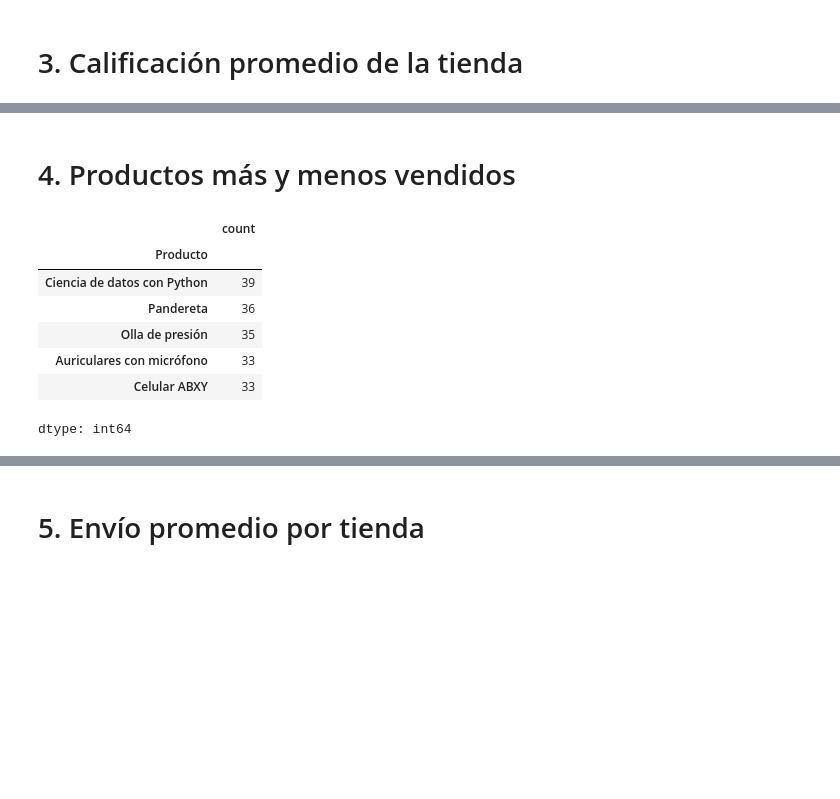
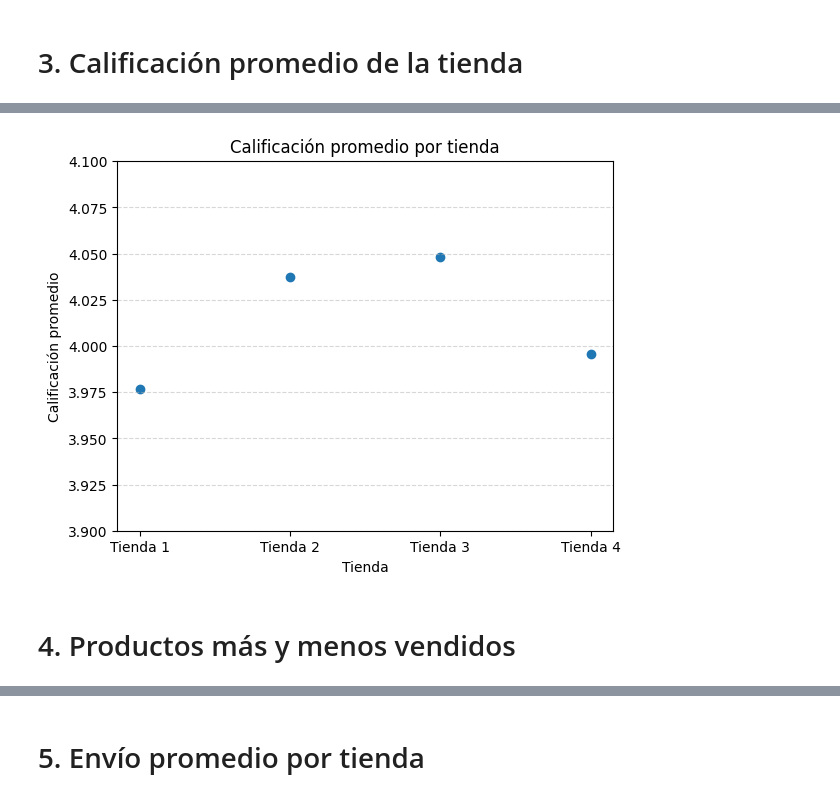
Before and after one commit to kefeeley/Challenge-2-Alura, a Jupyter notebook: AluraStoreLatam.ipynb, the cells around one changed output, grey strips where cells are left out. Drawn from its saved outputs; the diff is of its cells as text; code cells hidden in the pictures; blank space fills up the shorter version.

```diff
--- a/AluraStoreLatam.ipynb
+++ b/AluraStoreLatam.ipynb
@@ -128,16 +192,25 @@ plt.show()
+# %%
+import matplotlib.pyplot as plt
+
+# Preparar datos
+tiendas = list(calificacion_promedio.keys())
+valores = list(calificacion_promedio.values())
+
+plt.figure()
+
+plt.scatter(tiendas, valores)
+
+plt.title('Calificación promedio por tienda')
+plt.xlabel('Tienda')
+plt.ylabel('Calificación promedio')
+
+# Acotar el eje Y para resaltar diferencias pequeñas
+plt.ylim(3.9, 4.1)
+
+plt.grid(axis='y', linestyle='--', alpha=0.5)
+
+plt.show()
+# %% [output]
+[figure, added]
 # %% [markdown]
 # 4. Productos más y menos vendidos
-# %%
-productos_t1 = tienda['Producto'].value_counts()
-
-productos_t1.head(5)   # más vendidos
-productos_t1.tail(5)   # menos vendidos
-# %% [output]
-|  | count |
-| Producto |  |
-| Ciencia de datos con Python | 39 |
-| Pandereta | 36 |
-| Olla de presión | 35 |
-| Auriculares con micrófono | 33 |
-| Celular ABXY | 33 |
-dtype: int64
```
Also changed, not shown: parts of 21 cells of this notebook.
